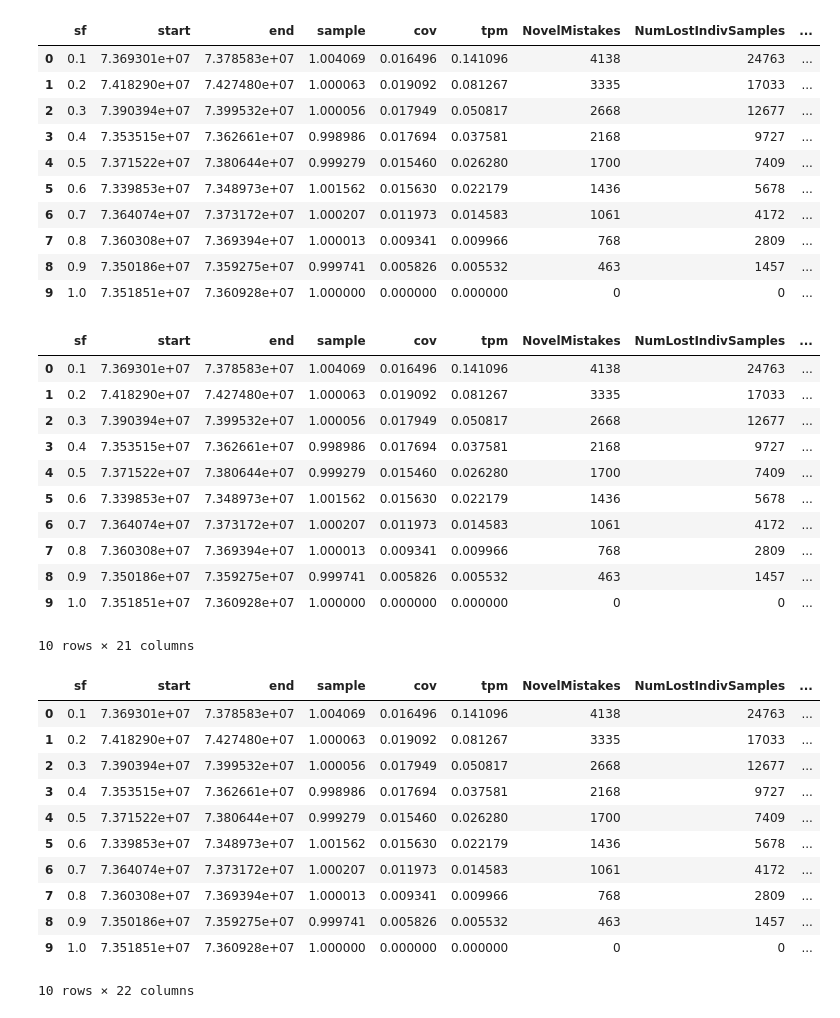
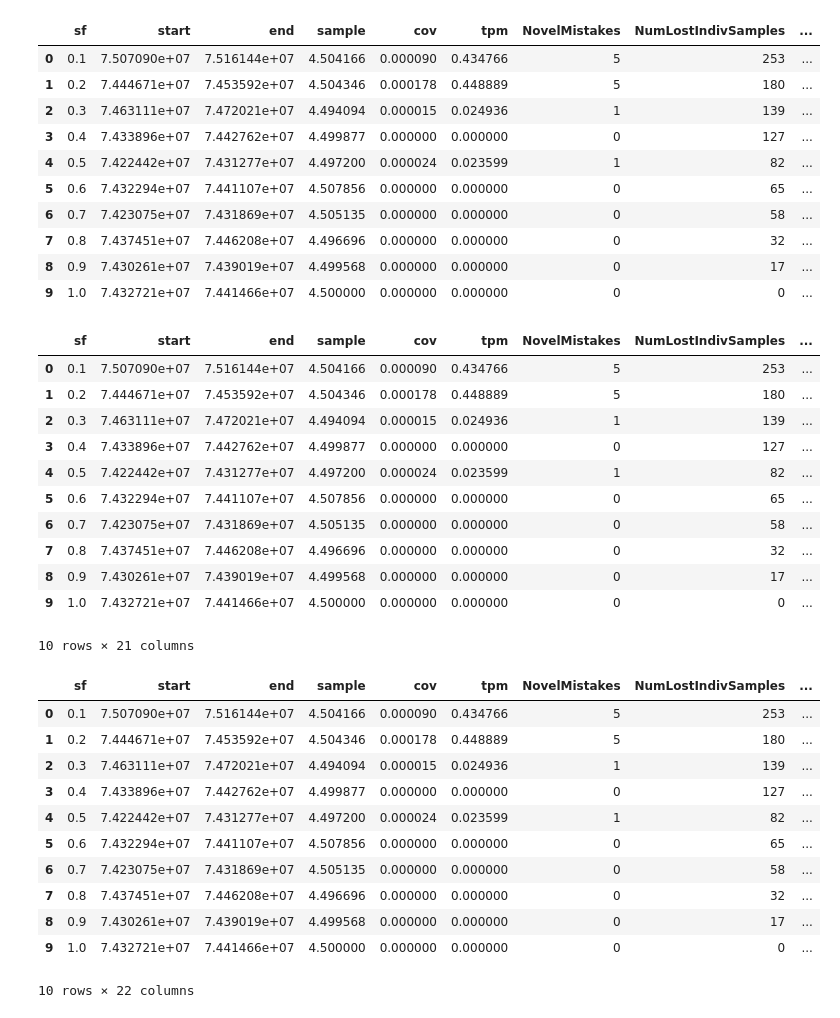
Before and after one commit to alevar/EVA, a Jupyter notebook: readStats.ipynb, the cells around one changed output. Cells and saved outputs as stored; diff of their text form; code cells hidden in the pictures.

```diff
--- a/readStats.ipynb
+++ b/readStats.ipynb
@@ -17,7 +17,7 @@ import signal
 import pandas as pd
 import seaborn as sbn
 # %%
-path = "./statsT.log"
+path = "./statsN.log"
 # %%
 dtypeC={'refID':'object','tissue':'object','sample':'int','sf':'float','cov':'float','tpm':'float','chr':'object','start':'int','end':'int','tID':'object'}
 data = pd.read_csv(path,sep="\t",skiprows=1,names=['tissue','chr','refID','tID','start','end','sample','sf','cov','tpm'],dtype=dtypeC)
@@ -225,16 +218,16 @@ dataSF["weightedNumExtremes"] = dataSF.apply(lambda row: abs(np.array(row["extre
 dataSF
 # %% [output]
 |  | sf | start | end | sample | cov | tpm | NovelMistakes | NumLostIndivSamples | ... |
-| 0 | 0.1 | 7.369301e+07 | 7.378583e+07 | 1.004069 | 0.016496 | 0.141096 | 4138 | 24763 | ... |
-| 1 | 0.2 | 7.418290e+07 | 7.427480e+07 | 1.000063 | 0.019092 | 0.081267 | 3335 | 17033 | ... |
-| 2 | 0.3 | 7.390394e+07 | 7.399532e+07 | 1.000056 | 0.017949 | 0.050817 | 2668 | 12677 | ... |
-| 3 | 0.4 | 7.353515e+07 | 7.362661e+07 | 0.998986 | 0.017694 | 0.037581 | 2168 | 9727 | ... |
-| 4 | 0.5 | 7.371522e+07 | 7.380644e+07 | 0.999279 | 0.015460 | 0.026280 | 1700 | 7409 | ... |
-| 5 | 0.6 | 7.339853e+07 | 7.348973e+07 | 1.001562 | 0.015630 | 0.022179 | 1436 | 5678 | ... |
-| 6 | 0.7 | 7.364074e+07 | 7.373172e+07 | 1.000207 | 0.011973 | 0.014583 | 1061 | 4172 | ... |
-| 7 | 0.8 | 7.360308e+07 | 7.369394e+07 | 1.000013 | 0.009341 | 0.009966 | 768 | 2809 | ... |
-| 8 | 0.9 | 7.350186e+07 | 7.359275e+07 | 0.999741 | 0.005826 | 0.005532 | 463 | 1457 | ... |
-| 9 | 1.0 | 7.351851e+07 | 7.360928e+07 | 1.000000 | 0.000000 | 0.000000 | 0 | 0 | ... |
+| 0 | 0.1 | 7.507090e+07 | 7.516144e+07 | 4.504166 | 0.000090 | 0.434766 | 5 | 253 | ... |
+| 1 | 0.2 | 7.444671e+07 | 7.453592e+07 | 4.504346 | 0.000178 | 0.448889 | 5 | 180 | ... |
+| 2 | 0.3 | 7.463111e+07 | 7.472021e+07 | 4.494094 | 0.000015 | 0.024936 | 1 | 139 | ... |
+| 3 | 0.4 | 7.433896e+07 | 7.442762e+07 | 4.499877 | 0.000000 | 0.000000 | 0 | 127 | ... |
+| 4 | 0.5 | 7.422442e+07 | 7.431277e+07 | 4.497200 | 0.000024 | 0.023599 | 1 | 82 | ... |
+| 5 | 0.6 | 7.432294e+07 | 7.441107e+07 | 4.507856 | 0.000000 | 0.000000 | 0 | 65 | ... |
+| 6 | 0.7 | 7.423075e+07 | 7.431869e+07 | 4.505135 | 0.000000 | 0.000000 | 0 | 58 | ... |
+| 7 | 0.8 | 7.437451e+07 | 7.446208e+07 | 4.496696 | 0.000000 | 0.000000 | 0 | 32 | ... |
+| 8 | 0.9 | 7.430261e+07 | 7.439019e+07 | 4.499568 | 0.000000 | 0.000000 | 0 | 17 | ... |
+| 9 | 1.0 | 7.432721e+07 | 7.441466e+07 | 4.500000 | 0.000000 | 0.000000 | 0 | 0 | ... |
 # %%
 # add standard deviation and coefficient of variation
 dataSF["std"] = pd.DataFrame(data.groupby(["sf"])["percentAway"].std()).reset_index()["percentAway"]
@@ -242,55 +235,55 @@ dataSF["cv"] = dataSF.apply(lambda row: (row["std"]/row['mean'])*100,axis=1)
 dataSF
 # %% [output]
 |  | sf | start | end | sample | cov | tpm | NovelMistakes | NumLostIndivSamples | ... |
-| 0 | 0.1 | 7.369301e+07 | 7.378583e+07 | 1.004069 | 0.016496 | 0.141096 | 4138 | 24763 | ... |
-| 1 | 0.2 | 7.418290e+07 | 7.427480e+07 | 1.000063 | 0.019092 | 0.081267 | 3335 | 17033 | ... |
-| 2 | 0.3 | 7.390394e+07 | 7.399532e+07 | 1.000056 | 0.017949 | 0.050817 | 2668 | 12677 | ... |
-| 3 | 0.4 | 7.353515e+07 | 7.362661e+07 | 0.998986 | 0.017694 | 0.037581 | 2168 | 9727 | ... |
-| 4 | 0.5 | 7.371522e+07 | 7.380644e+07 | 0.999279 | 0.015460 | 0.026280 | 1700 | 7409 | ... |
-| 5 | 0.6 | 7.339853e+07 | 7.348973e+07 | 1.001562 | 0.015630 | 0.022179 | 1436 | 5678 | ... |
-| 6 | 0.7 | 7.364074e+07 | 7.373172e+07 | 1.000207 | 0.011973 | 0.014583 | 1061 | 4172 | ... |
-| 7 | 0.8 | 7.360308e+07 | 7.369394e+07 | 1.000013 | 0.009341 | 0.009966 | 768 | 2809 | ... |
-| 8 | 0.9 | 7.350186e+07 | 7.359275e+07 | 0.999741 | 0.005826 | 0.005532 | 463 | 1457 | ... |
-| 9 | 1.0 | 7.351851e+07 | 7.360928e+07 | 1.000000 | 0.000000 | 0.000000 | 0 | 0 | ... |
+| 0 | 0.1 | 7.507090e+07 | 7.516144e+07 | 4.504166 | 0.000090 | 0.434766 | 5 | 253 | ... |
+| 1 | 0.2 | 7.444671e+07 | 7.453592e+07 | 4.504346 | 0.000178 | 0.448889 | 5 | 180 | ... |
+| 2 | 0.3 | 7.463111e+07 | 7.472021e+07 | 4.494094 | 0.000015 | 0.024936 | 1 | 139 | ... |
+| 3 | 0.4 | 7.433896e+07 | 7.442762e+07 | 4.499877 | 0.000000 | 0.000000 | 0 | 127 | ... |
+| 4 | 0.5 | 7.422442e+07 | 7.431277e+07 | 4.497200 | 0.000024 | 0.023599 | 1 | 82 | ... |
+| 5 | 0.6 | 7.432294e+07 | 7.441107e+07 | 4.507856 | 0.000000 | 0.000000 | 0 | 65 | ... |
+| 6 | 0.7 | 7.423075e+07 | 7.431869e+07 | 4.505135 | 0.000000 | 0.000000 | 0 | 58 | ... |
+| 7 | 0.8 | 7.437451e+07 | 7.446208e+07 | 4.496696 | 0.000000 | 0.000000 | 0 | 32 | ... |
+| 8 | 0.9 | 7.430261e+07 | 7.439019e+07 | 4.499568 | 0.000000 | 0.000000 | 0 | 17 | ... |
+| 9 | 1.0 | 7.432721e+07 | 7.441466e+07 | 4.500000 | 0.000000 | 0.000000 | 0 | 0 | ... |
 10 rows × 21 columns
 # %%
-# Time to include kendal tau ranking correlation results for each sf-base pair
+# STRATEGY 3: Time to include kendal tau ranking correlation results for each sf-base pair
 # create an ID for distinguishing between samples
 data["RankSampleID"] = data["ID"]+":"+data["sample"].astype(str)
 
-def KendalTau(df,dfBASE,sf):
+def KendalTau(df,dfBASE):
 
     dfBASE = dfBASE.sort_values(by=["tpm","RankSampleID"],ascending=False)
     dfBASE = dfBASE.reset_index().drop("index",1)
     uniqueCOMBINATION = pd.unique(dfBASE["RankSampleID"])
     outDF = pd.DataFrame(uniqueCOMBINATION.reshape(uniqueCOMBINATION.shape[0],1),columns=["RankSampleID"])
     outDF[str(1.0)] = pd.DataFrame(np.array(range(1,uniqueCOMBINATION.shape[0]+1)).reshape(uniqueCOMBINATION.shape[0],1))
 
     df = df.sort_values(by=["tpm","RankSampleID"],ascending=False)
     df = df.reset_index().drop("index",1)
     uniqueCOMBINATION = pd.unique(df["RankSampleID"])
     df["rank"] = pd.DataFrame(np.array(range(1,uniqueCOMBINATION.shape[0]+1)).reshape(uniqueCOMBINATION.shape[0],1))
 
     outDF = pd.merge(outDF,df[["RankSampleID","rank"]],on='RankSampleID',how='outer')
     tau = outDF.corr(method="kendall")
 
     del dfBASE
     del df
     del uniqueCOMBINATION
     return tau["rank"]["1.0"]
 
-dataSF["tau"] = dataSF.apply(lambda row: KendalTau(data[data["sf"] == row["sf"]][["RankSampleID","tpm"]],data[data["sf"] == 1.0][["RankSampleID","tpm"]],row["sf"]),axis=1)
+dataSF["tau"] = dataSF.apply(lambda row: KendalTau(data[data["sf"] == row["sf"]][["RankSampleID","tpm"]],data[data["sf"] == 1.0][["RankSampleID","tpm"]]),axis=1)
 dataSF
 # %% [output]
 |  | sf | start | end | sample | cov | tpm | NovelMistakes | NumLostIndivSamples | ... |
-| 0 | 0.1 | 7.369301e+07 | 7.378583e+07 | 1.004069 | 0.016496 | 0.141096 | 4138 | 24763 | ... |
-| 1 | 0.2 | 7.418290e+07 | 7.427480e+07 | 1.000063 | 0.019092 | 0.081267 | 3335 | 17033 | ... |
-| 2 | 0.3 | 7.390394e+07 | 7.399532e+07 | 1.000056 | 0.017949 | 0.050817 | 2668 | 12677 | ... |
-| 3 | 0.4 | 7.353515e+07 | 7.362661e+07 | 0.998986 | 0.017694 | 0.037581 | 2168 | 9727 | ... |
-| 4 | 0.5 | 7.371522e+07 | 7.380644e+07 | 0.999279 | 0.015460 | 0.026280 | 1700 | 7409 | ... |
-| 5 | 0.6 | 7.339853e+07 | 7.348973e+07 | 1.001562 | 0.015630 | 0.022179 | 1436 | 5678 | ... |
-| 6 | 0.7 | 7.364074e+07 | 7.373172e+07 | 1.000207 | 0.011973 | 0.014583 | 1061 | 4172 | ... |
-| 7 | 0.8 | 7.360308e+07 | 7.369394e+07 | 1.000013 | 0.009341 | 0.009966 | 768 | 2809 | ... |
-| 8 | 0.9 | 7.350186e+07 | 7.359275e+07 | 0.999741 | 0.005826 | 0.005532 | 463 | 1457 | ... |
-| 9 | 1.0 | 7.351851e+07 | 7.360928e+07 | 1.000000 | 0.000000 | 0.000000 | 0 | 0 | ... |
+| 0 | 0.1 | 7.507090e+07 | 7.516144e+07 | 4.504166 | 0.000090 | 0.434766 | 5 | 253 | ... |
+| 1 | 0.2 | 7.444671e+07 | 7.453592e+07 | 4.504346 | 0.000178 | 0.448889 | 5 | 180 | ... |
+| 2 | 0.3 | 7.463111e+07 | 7.472021e+07 | 4.494094 | 0.000015 | 0.024936 | 1 | 139 | ... |
+| 3 | 0.4 | 7.433896e+07 | 7.442762e+07 | 4.499877 | 0.000000 | 0.000000 | 0 | 127 | ... |
+| 4 | 0.5 | 7.422442e+07 | 7.431277e+07 | 4.497200 | 0.000024 | 0.023599 | 1 | 82 | ... |
+| 5 | 0.6 | 7.432294e+07 | 7.441107e+07 | 4.507856 | 0.000000 | 0.000000 | 0 | 65 | ... |
+| 6 | 0.7 | 7.423075e+07 | 7.431869e+07 | 4.505135 | 0.000000 | 0.000000 | 0 | 58 | ... |
+| 7 | 0.8 | 7.437451e+07 | 7.446208e+07 | 4.496696 | 0.000000 | 0.000000 | 0 | 32 | ... |
+| 8 | 0.9 | 7.430261e+07 | 7.439019e+07 | 4.499568 | 0.000000 | 0.000000 | 0 | 17 | ... |
+| 9 | 1.0 | 7.432721e+07 | 7.441466e+07 | 4.500000 | 0.000000 | 0.000000 | 0 | 0 | ... |
 10 rows × 22 columns
```
Also changed, not shown: parts of 19 cells of this notebook.
